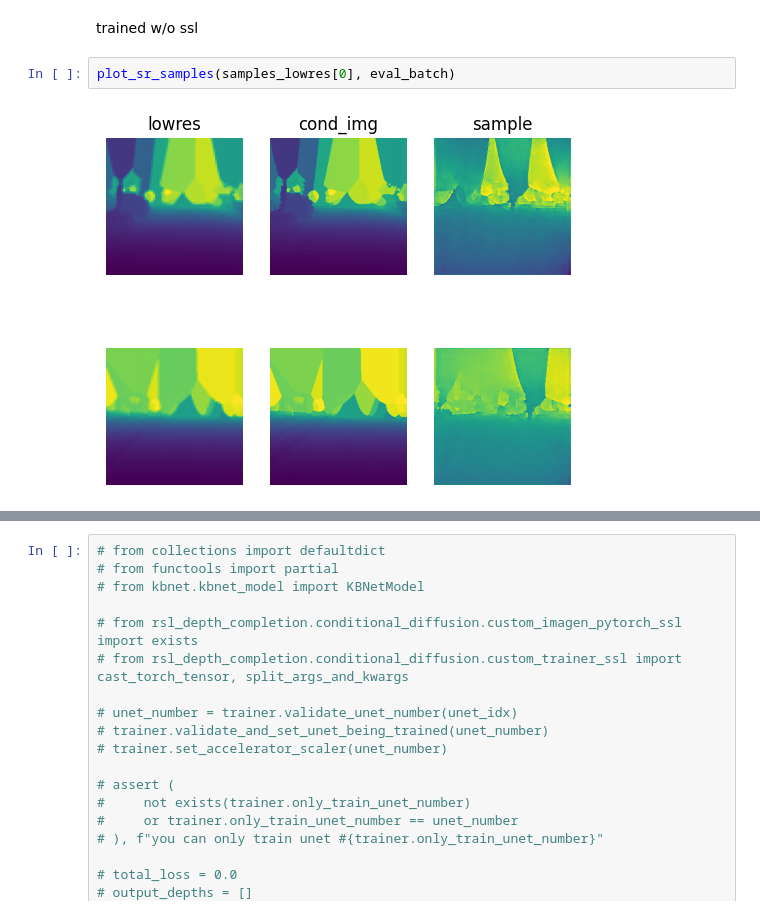
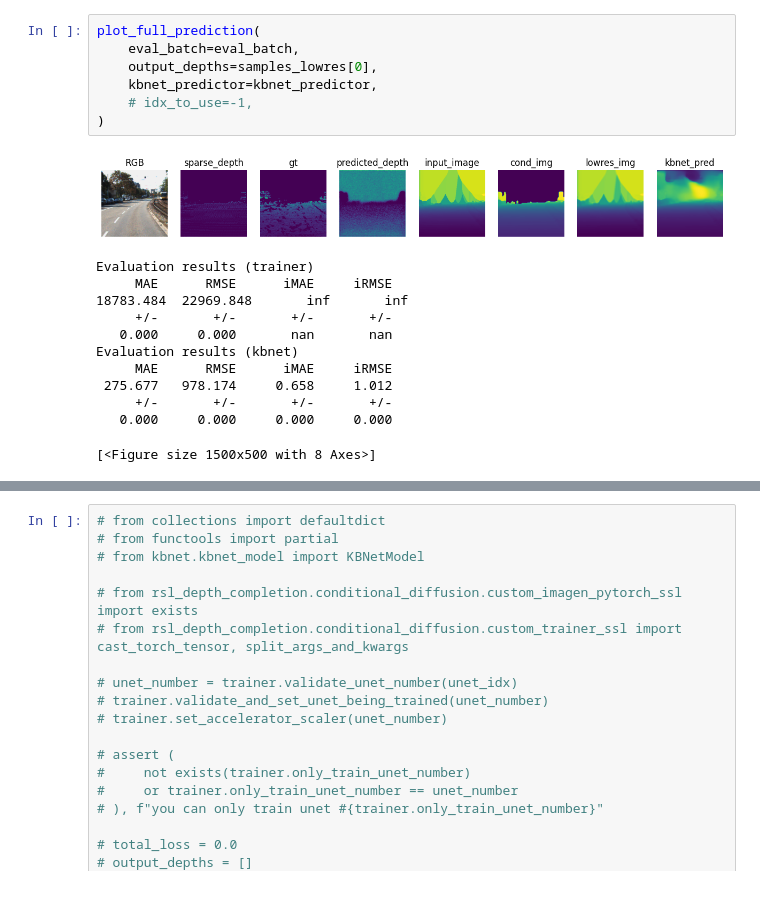
Before and after one commit to kirilllzaitsev/depth_completion_with_diffusion, a Jupyter notebook: rsl_depth_completion/conditional_diffusion/warm-start-with-ssl.ipynb, the cells around one changed output, grey strips where cells are left out. Saved outputs shown, nothing was run; the diff lists cells and outputs as text.

```diff
--- a/rsl_depth_completion/conditional_diffusion/warm-start-with-ssl.ipynb
+++ b/rsl_depth_completion/conditional_diffusion/warm-start-with-ssl.ipynb
@@ -271,6 +303,20 @@ plot_sr_samples(samples_lowres[0], eval_batch, kbnet_preds=torch.load("./kbnet_e
-# %% [markdown]
-trained w/o ssl
-# %%
-plot_sr_samples(samples_lowres[0], eval_batch)
-# %% [output]
-[figure, removed]
+# %%
+plot_full_prediction(
+    eval_batch=eval_batch,
+    output_depths=samples_lowres[0],
+    kbnet_predictor=kbnet_predictor,
+    # idx_to_use=-1,
+)
+# %% [output]
+[figure, added]
+Evaluation results (trainer)
+     MAE      RMSE      iMAE     iRMSE
+18783.484  22969.848       inf       inf
+     +/-       +/-       +/-       +/-
+   0.000     0.000       nan       nan
+Evaluation results (kbnet)
+     MAE      RMSE      iMAE     iRMSE
+ 275.677   978.174     0.658     1.012
+     +/-       +/-       +/-       +/-
+   0.000     0.000     0.000     0.000
+[<Figure size 1500x500 with 8 Axes>]
```
Also changed, not shown: parts of 16 cells of this notebook.
